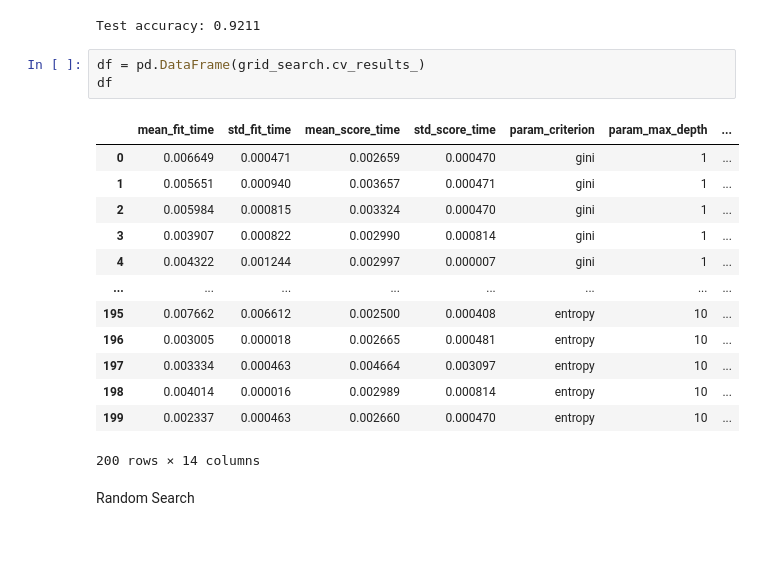
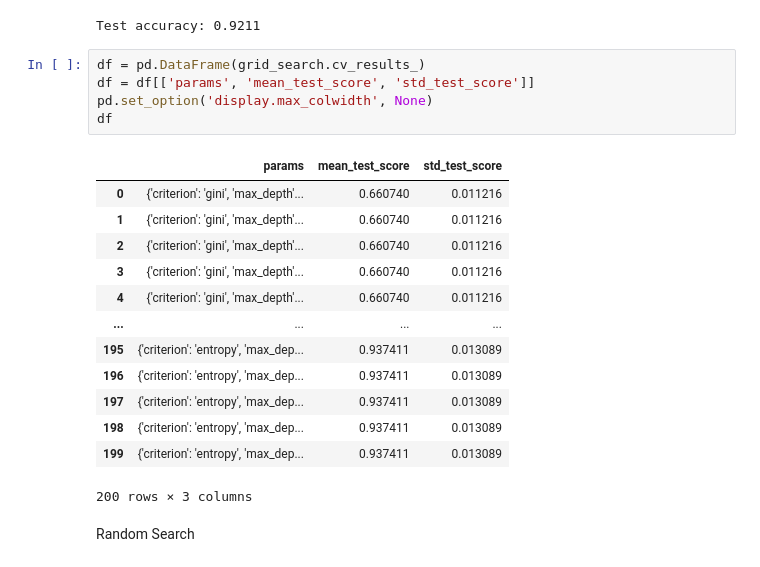
Before and after one commit to roiyeho/ml-book, a Jupyter notebook: Chapter03/HyperparameterTuning.ipynb, the cells around one changed output. Saved outputs shown, nothing was run; the diff lists cells and outputs as text.

```diff
--- a/Chapter03/HyperparameterTuning.ipynb
+++ b/Chapter03/HyperparameterTuning.ipynb
@@ -53,21 +53,23 @@ print(f'Test accuracy: {test_accuracy:.4f}')
 Test accuracy: 0.9211
 # %%
 df = pd.DataFrame(grid_search.cv_results_)
+df = df[['params', 'mean_test_score', 'std_test_score']]
+pd.set_option('display.max_colwidth', None)
 df
 # %% [output]
-|  | mean_fit_time | std_fit_time | mean_score_time | std_score_time | param_criterion | param_max_depth | ... |
-| 0 | 0.006649 | 0.000471 | 0.002659 | 0.000470 | gini | 1 | ... |
-| 1 | 0.005651 | 0.000940 | 0.003657 | 0.000471 | gini | 1 | ... |
-| 2 | 0.005984 | 0.000815 | 0.003324 | 0.000470 | gini | 1 | ... |
-| 3 | 0.003907 | 0.000822 | 0.002990 | 0.000814 | gini | 1 | ... |
-| 4 | 0.004322 | 0.001244 | 0.002997 | 0.000007 | gini | 1 | ... |
-| ... | ... | ... | ... | ... | ... | ... | ... |
-| 195 | 0.007662 | 0.006612 | 0.002500 | 0.000408 | entropy | 10 | ... |
-| 196 | 0.003005 | 0.000018 | 0.002665 | 0.000481 | entropy | 10 | ... |
-| 197 | 0.003334 | 0.000463 | 0.004664 | 0.003097 | entropy | 10 | ... |
-| 198 | 0.004014 | 0.000016 | 0.002989 | 0.000814 | entropy | 10 | ... |
-| 199 | 0.002337 | 0.000463 | 0.002660 | 0.000470 | entropy | 10 | ... |
+|  | params | mean_test_score | std_test_score |
+| 0 | {'criterion': 'gini', 'max_depth'... | 0.660740 | 0.011216 |
+| 1 | {'criterion': 'gini', 'max_depth'... | 0.660740 | 0.011216 |
+| 2 | {'criterion': 'gini', 'max_depth'... | 0.660740 | 0.011216 |
+| 3 | {'criterion': 'gini', 'max_depth'... | 0.660740 | 0.011216 |
+| 4 | {'criterion': 'gini', 'max_depth'... | 0.660740 | 0.011216 |
+| ... | ... | ... | ... |
+| 195 | {'criterion': 'entropy', 'max_dep... | 0.937411 | 0.013089 |
+| 196 | {'criterion': 'entropy', 'max_dep... | 0.937411 | 0.013089 |
+| 197 | {'criterion': 'entropy', 'max_dep... | 0.937411 | 0.013089 |
+| 198 | {'criterion': 'entropy', 'max_dep... | 0.937411 | 0.013089 |
+| 199 | {'criterion': 'entropy', 'max_dep... | 0.937411 | 0.013089 |
-200 rows × 14 columns
+200 rows × 3 columns
 # %% [markdown]
 Random Search
 # %%
```
Also changed, not shown: 7 other files.
